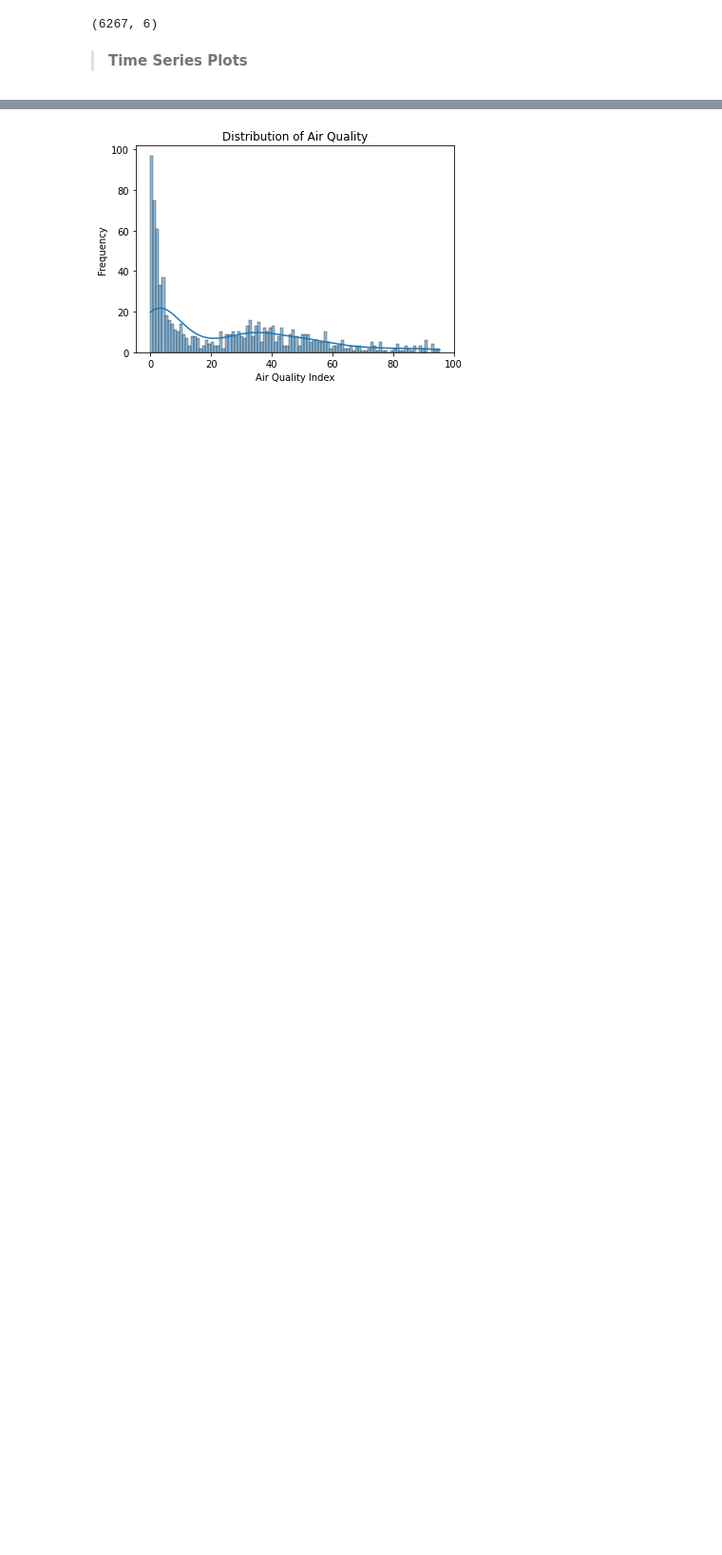
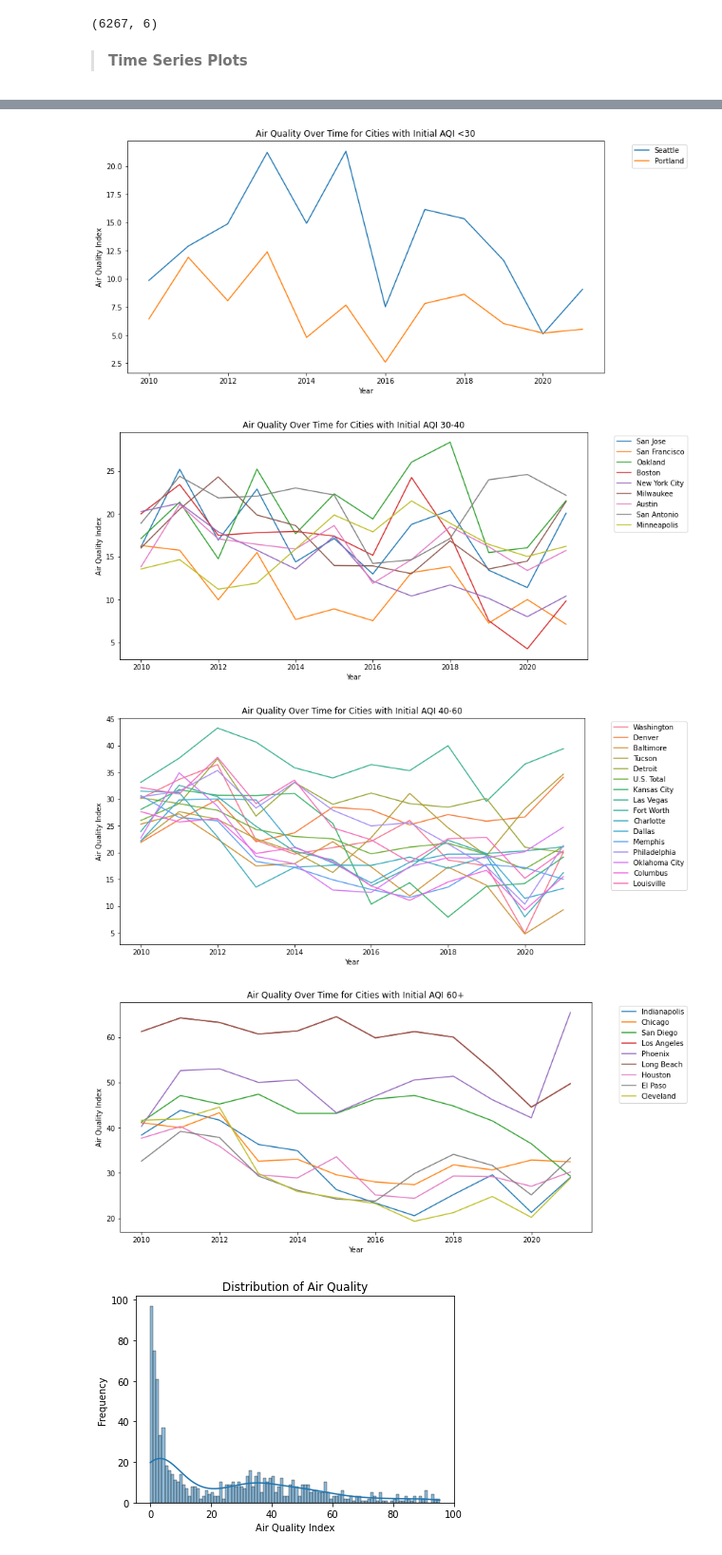
Before and after one commit to pierrehogenhaug/socialDataProject, a Jupyter notebook: transportation_airquality.ipynb, the cells around one changed output, grey strips where cells are left out. Shown at 95% size. Saved outputs shown, nothing was run; the diff lists cells and outputs as text; code cells hidden in the pictures; blank space fills up the shorter version.

```diff
--- a/transportation_airquality.ipynb
+++ b/transportation_airquality.ipynb
@@ -212,0 +224,22 @@ filtered_data.shape
+# %%
+# Get the first period air quality data
+first_period_data = air_quality_data[air_quality_data['date_label'] == air_quality_data['date_label'].min()]
+
+# Define air quality groups
+air_quality_groups = {'<30': [], '30-40': [], '40-60': [], '60+': []}
+
+# Assign cities to their air quality groups
+for city in first_period_data['geo_label_city'].unique():
+    city_value = first_period_data[first_period_data['geo_label_city'] == city]['value'].values[0]
+    if city_value < 25:
+        air_quality_groups['<30'].append(city)
+    elif city_value < 40:
+        air_quality_groups['30-40'].append(city)
+    elif city_value < 60:
+        air_quality_groups['40-60'].append(city)
+    else:
+        air_quality_groups['60+'].append(city)
+
+# Print the air quality groups and their cities
+for group, cities in air_quality_groups.items():
+    print(f"{group}: {', '.join(cities)}")
@@ -213,3 +251,18 @@ filtered_data.shape
+# %%
+for group, cities in air_quality_groups.items():
+    plt.figure(figsize=(12, 6))  # Set the figure size (width, height) in inches
+    group_data = air_quality_data[air_quality_data['geo_label_city'].isin(cities)]
+    sns.lineplot(data=group_data, x='date_label', y='value', hue='geo_label_city', ci=None)
+    plt.title(f'Air Quality Over Time for Cities with Initial AQI {group}')
+    plt.xlabel('Year')
+    plt.ylabel('Air Quality Index')
+    plt.legend(bbox_to_anchor=(1.05, 1), loc='upper left')
+    plt.show()
+# %% [output]
+[figure, added]
+[figure, added]
+[figure, added]
+[figure, added]
 # %%
 sns.histplot(data=air_quality_data, x='value', kde=True, bins=100)
 plt.title('Distribution of Air Quality')
```
Also changed, not shown: parts of 3 cells of this notebook.
